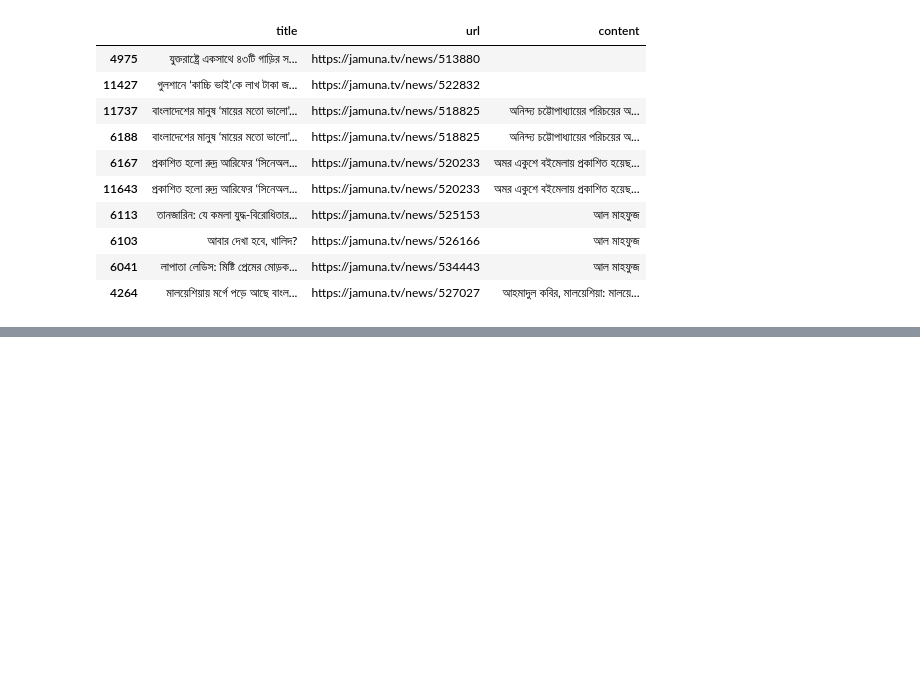
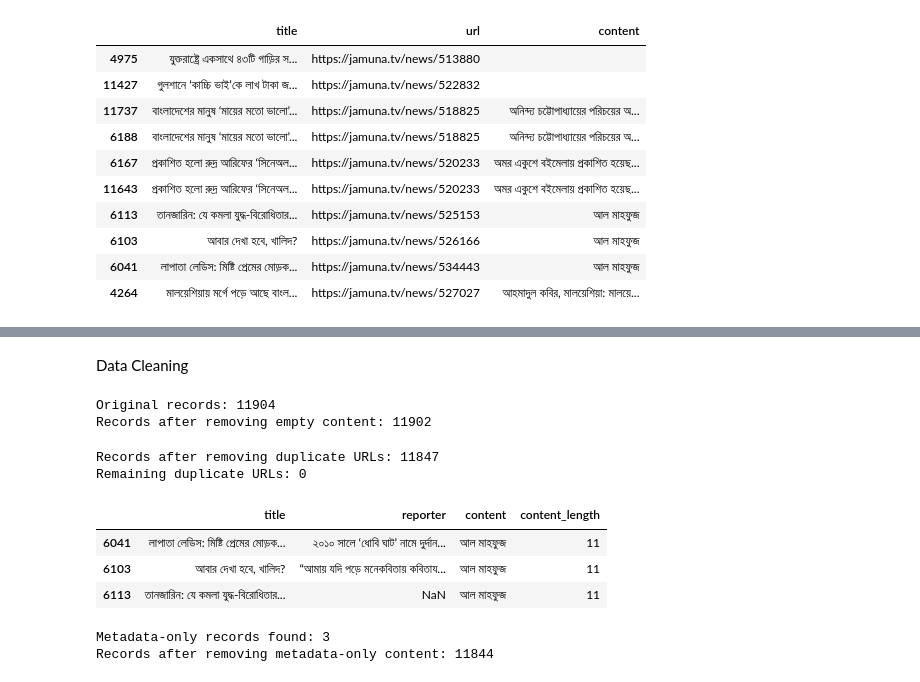
Before and after one commit to Supan-Roy/Bengali-Keyword-Extractor, a Jupyter notebook: notebooks/01_dataset_exploration.ipynb, the cells around one changed output, grey strips where cells are left out. Cells and saved outputs as stored; diff of their text form; code cells hidden in the pictures; blank space fills up the shorter version.

```diff
--- a/notebooks/01_dataset_exploration.ipynb
+++ b/notebooks/01_dataset_exploration.ipynb
@@ -181,0 +203,55 @@ display(
+# %% [markdown]
+Data Cleaning
+# %%
+df_clean = df.copy()
+
+# Remove rows with missing or whitespace-only article content
+df_clean["content"] = df_clean["content"].fillna("").astype(str).str.strip()
+df_clean = df_clean[df_clean["content"] != ""].copy()
+
+print("Original records:", len(df))
+print("Records after removing empty content:", len(df_clean))
+# %% [output]
+Original records: 11904
+Records after removing empty content: 11902
+# %%
+# Keep the first record for each URL
+df_clean = df_clean.drop_duplicates(subset="url", keep="first").copy()
+
+print("Records after removing duplicate URLs:", len(df_clean))
+print("Remaining duplicate URLs:", df_clean["url"].duplicated().sum())
+# %% [output]
+Records after removing duplicate URLs: 11847
+Remaining duplicate URLs: 0
+# %%
+# Inspect records where content is suspiciously short
+short_content = df_clean[
+    df_clean["content"].str.strip().str.len() < 20
+]
+
+display(
+    short_content[
+        ["title", "reporter", "content", "content_length"]
+    ]
+)
+# %% [output]
+|  | title | reporter | content | content_length |
+| 6041 | লাপাতা লেডিস: মিষ্টি প্রেমের মোড়ক... | ২০১০ সালে ‘ধোবি ঘাট’ নামে দুর্দান... | আল মাহফুজ | 11 |
+| 6103 | আবার দেখা হবে, খালিদ? | “আমায় যদি পড়ে মনেকবিতায় কবিতায... | আল মাহফুজ | 11 |
+| 6113 | তানজারিন: যে কমলা যুদ্ধ-বিরোধিতার... | NaN | আল মাহফুজ | 11 |
+# %%
+# Remove records whose entire content is only a reporter's name
+reporter_names = {"আল মাহফুজ"}
+
+metadata_only = (
+    df_clean["content"].str.strip().isin(reporter_names)
+)
+
+print("Metadata-only records found:", metadata_only.sum())
+
+df_clean = df_clean.loc[~metadata_only].copy()
+
+print("Records after removing metadata-only content:", len(df_clean))
+# %% [output]
+Metadata-only records found: 3
+Records after removing metadata-only content: 11844
```
Also changed, not shown: parts of 6 cells of this notebook.
